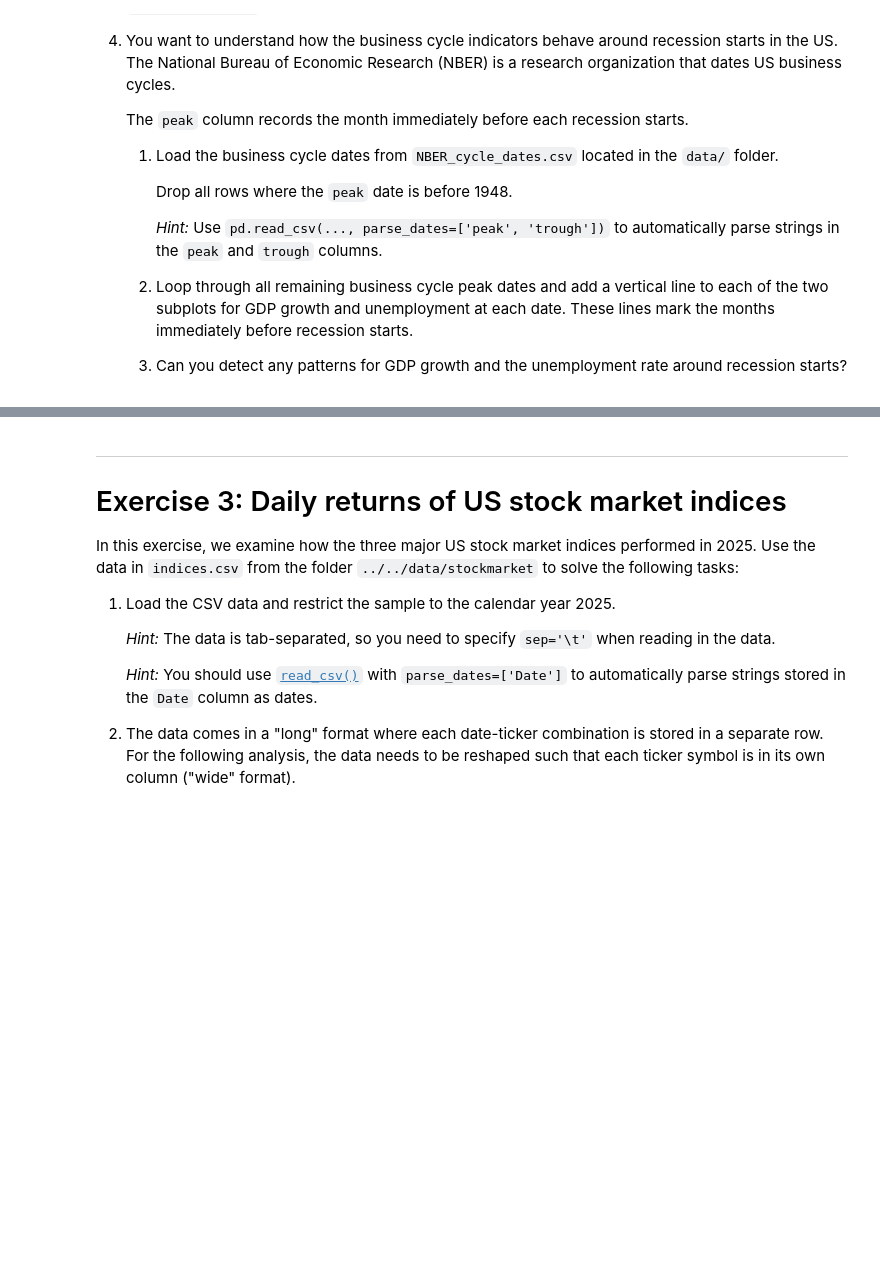
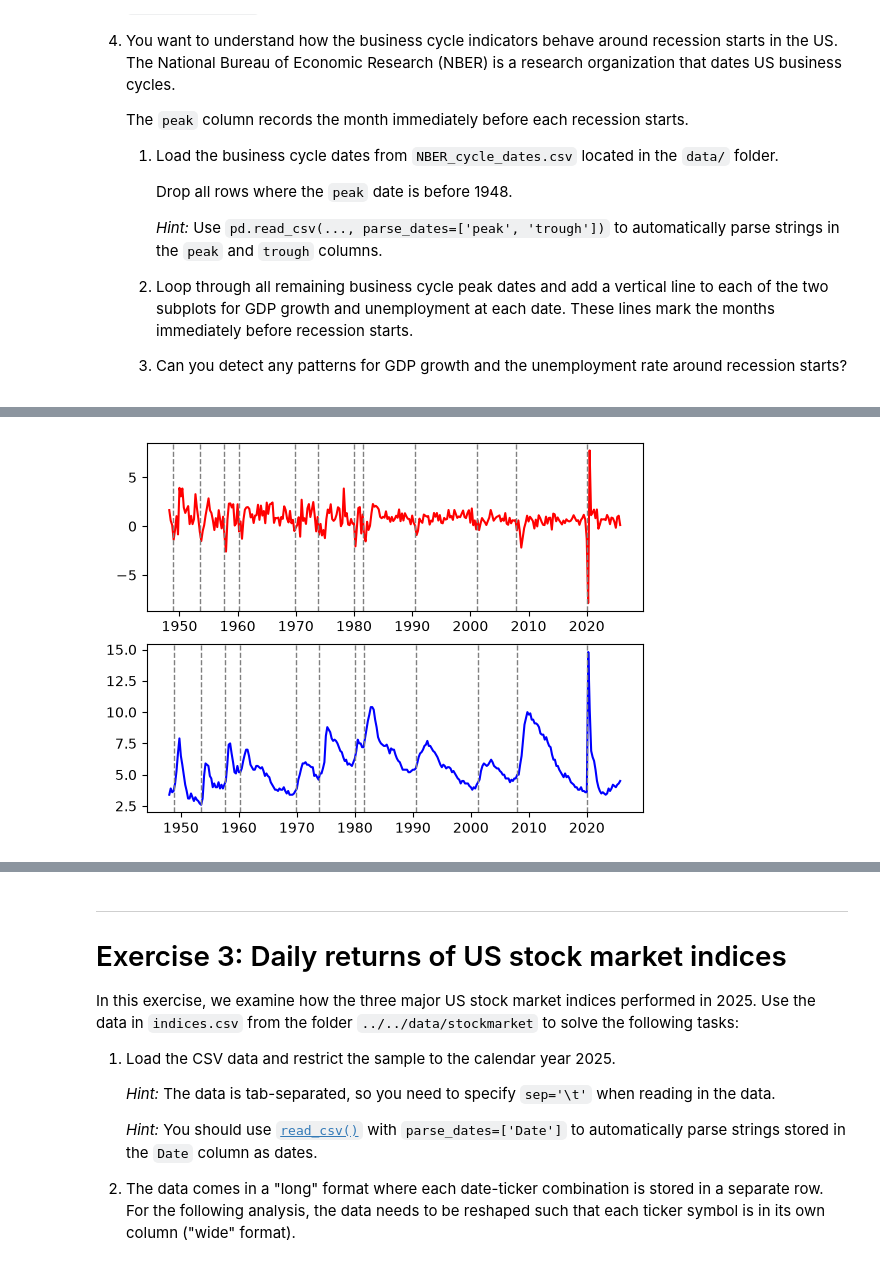
Before and after one commit to Tomas7215/TECH2-H26, a Jupyter notebook: workshops/workshop3/workshop3 pasty.ipynb, the cells around one changed output, grey strips where cells are left out. Saved outputs shown, nothing was run; the diff lists cells and outputs as text; code cells hidden in the pictures; blank space fills up the shorter version.

```diff
--- a/workshops/workshop3/workshop3 pasty.ipynb
+++ b/workshops/workshop3/workshop3 pasty.ipynb
@@ -117,0 +175,8 @@ In this exercise, you are asked to plot two main business cycle indicators, GDP
+# %%
+nber = pd.read_csv(
+    r'C:\Users\tomas\OneDrive\Dokumenty\NHH\TECH2\TECH2-H26\data\NBER_cycle_dates.csv',
+    parse_dates=['peak', 'trough']
+)
+
+nber = nber[nber['peak'] >= '1948-01-01']
+print(nber)
@@ -117,0 +197,8 @@ In this exercise, you are asked to plot two main business cycle indicators, GDP
+# %%
+for peak in nber["peak"]:
+    for ax in axes:
+        ax.axvline(peak, c = "grey", linestyle = "--", lw = 1)
+
+fig
+# %% [output]
+[figure, added]
```
Also changed, not shown: parts of 13 cells of this notebook.
